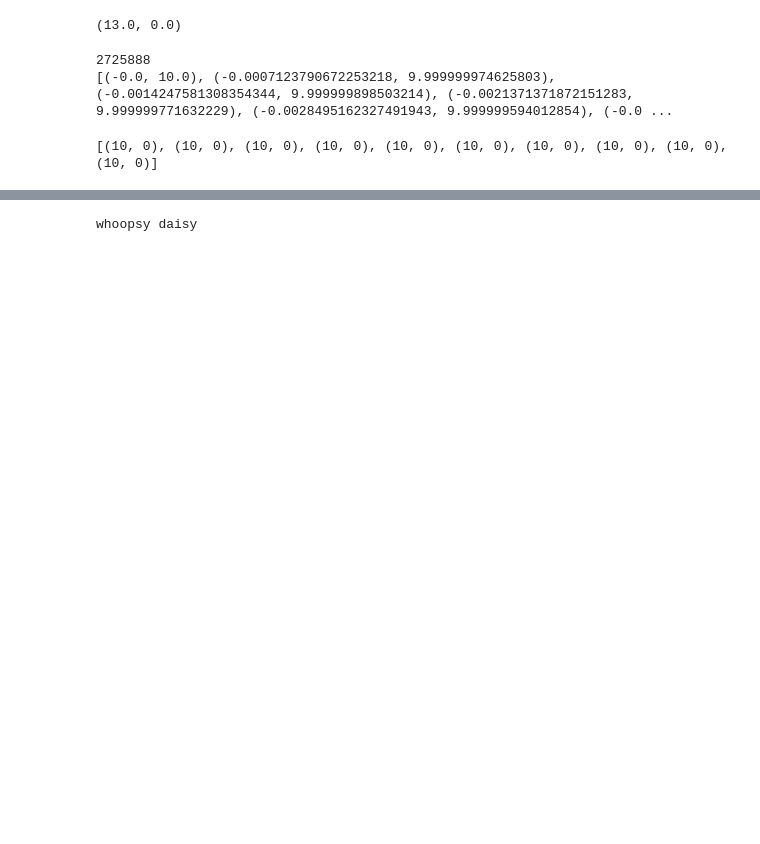
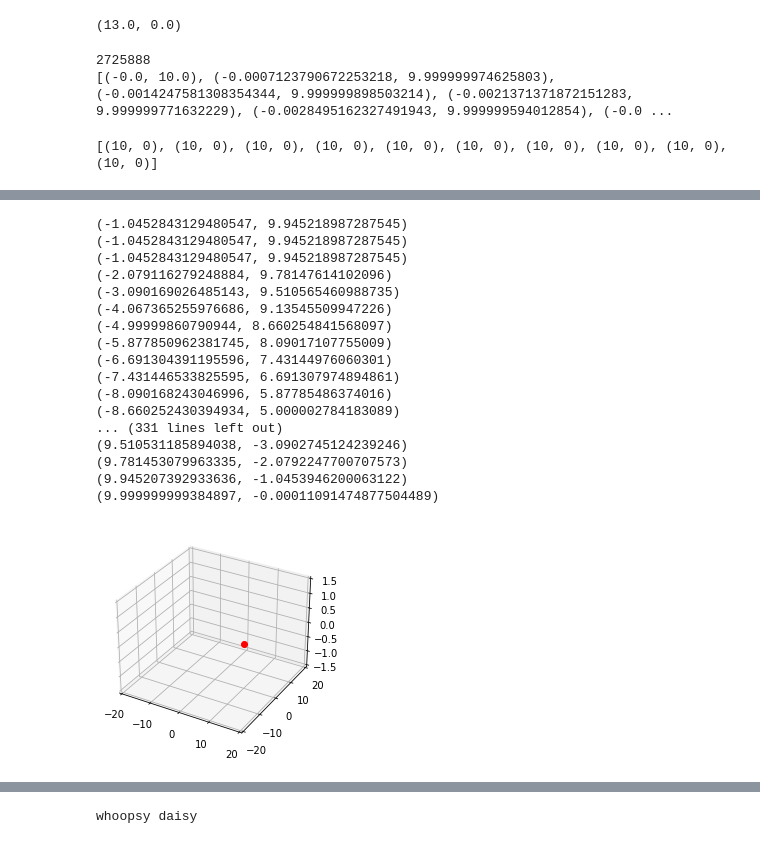
Before and after one commit to AMeriluoto/MEng-Project, a Jupyter notebook: spatializer_workbook.ipynb, the cells around one changed output, grey strips where cells are left out. Saved outputs shown, nothing was run; the diff lists cells and outputs as text; code cells hidden in the pictures; blank space fills up the shorter version.

Commit message:
Adding animation code

```diff
--- a/spatializer_workbook.ipynb
+++ b/spatializer_workbook.ipynb
@@ -489,0 +627,78 @@ whoopsy daisy
+# %%
+import numpy as np
+import matplotlib.pyplot as plt
+from mpl_toolkits.mplot3d import Axes3D
+from matplotlib.animation import FuncAnimation
+
+plt.rcParams['animation.ffmpeg_path'] = r'C:\FFmpeg\bin\ffmpeg.exe'
+# Replace '/path/to/ffmpeg' with the actual path to your FFmpeg executable.
+
+# Parameters
+sampling_frequency = 44100  # Hz
+fps = 30  # Frames per second for display purposes
+time_per_frame = 1 / fps  # Time per frame in seconds
+time_per_sample = 1 / sampling_frequency  # Time per sample in seconds
+samples_per_frame = int(time_per_frame / time_per_sample)  # Number of samples per frame
+
+# Generate a set of 3D points
+# Simulate a trajectory
+t = np.linspace(0, 2 * np.pi, 44100)  # Time points for one second of data
+#x = np.sin(t)
+#y = np.cos(t)
+#z = np.sin(2 * t)
+#points = np.column_stack((x, y, z))  # Nx3 array of points
+
+# Initialize the figure and axes
+fig = plt.figure()
+ax = fig.add_subplot(111, projection='3d')
+dot, = ax.plot([], [], [], 'o', color='red')  # The moving dot
+
+# Set the limits of the axes
+ax.set_xlim(-20, 20)
+ax.set_ylim(-20, 20)
+ax.set_zlim(-1.5, 1.5)
+
+# Animation update function
+def update(frame):
+    # Calculate the range of points for the current frame
+    start_idx = frame * samples_per_frame
+    end_idx = start_idx + samples_per_frame
+    if end_idx >= len(points):
+        end_idx = len(points) - 1
+
+    # Get the position of the dot for the current frame
+    current_point = points[end_idx]
+    print(current_point)
+
+    # Update the position of the dot
+    dot.set_data(current_point[0], current_point[1])
+    dot.set_3d_properties(0)
+    return dot,
+
+sample_rate, data = wavfile.read("mid_tone.wav")
+audio_data = np.array(data, dtype=np.float32)
+
+# Create the animation
+num_frames = len(data) // samples_per_frame
+ani = FuncAnimation(fig, update, frames=num_frames, interval=1000 / fps, blit=True)
+ani.save("dot_animation.mp4", writer="ffmpeg", fps=fps)
+plt.show()
+# %% [output]
+(-1.0452843129480547, 9.945218987287545)
+(-1.0452843129480547, 9.945218987287545)
+(-1.0452843129480547, 9.945218987287545)
+(-2.079116279248884, 9.78147614102096)
+(-3.090169026485143, 9.510565460988735)
+(-4.067365255976686, 9.13545509947226)
+(-4.99999860790944, 8.660254841568097)
+(-5.877850962381745, 8.09017107755009)
+(-6.691304391195596, 7.43144976060301)
+(-7.431446533825595, 6.691307974894861)
+(-8.090168243046996, 5.87785486374016)
+(-8.660252430394934, 5.000002784183089)
+... (331 lines left out)
+(9.510531185894038, -3.0902745124239246)
+(9.781453079963335, -2.0792247700707573)
+(9.945207392933636, -1.0453946200063122)
+(9.999999999384897, -0.00011091474877504489)
+[figure, added]
```
Also changed, not shown: parts of 20 cells of this notebook.
